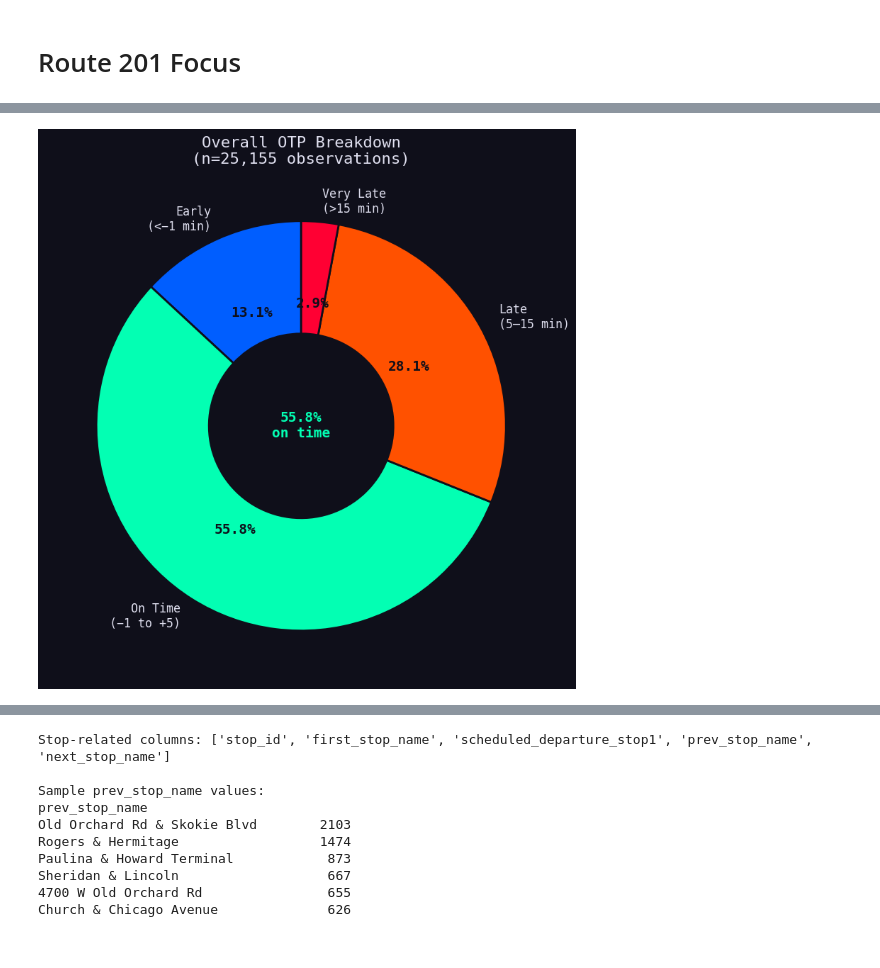
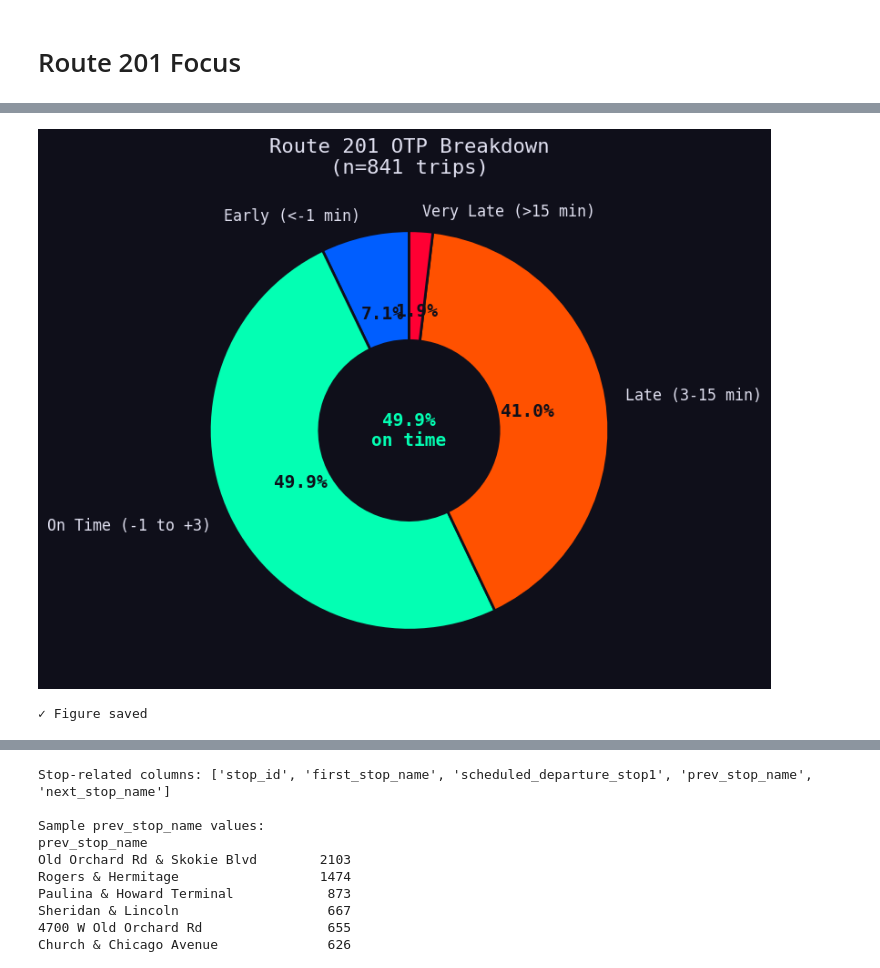
Before and after one commit to liv-fing/CTABusTrust, a Jupyter notebook: data_analysis.ipynb, the cells around one changed output, grey strips where cells are left out. Cells and saved outputs as stored; diff of their text form; code cells hidden in the pictures.

```diff
--- a/data_analysis.ipynb
+++ b/data_analysis.ipynb
@@ -715,47 +966,36 @@ date
 # %%
 # =============================================================================
-# FIGURE — Overall OTP Bucket Breakdown (Donut)
+# FIGURE — Route 201 OTP Breakdown  (trip-level donut)
 # =============================================================================
 
-# Compute counts
-bucket_counts = r201['otp_bucket'].value_counts().reindex(BUCKET_ORDER)
-on_time_pct = bucket_counts['On Time\n(−1 to +5)'] / bucket_counts.sum() * 100
+bucket_counts = trips_201['otp_bucket'].value_counts().reindex(BUCKET_ORDER)
+on_time_pct   = bucket_counts['On Time (-1 to +3)'] / bucket_counts.sum() * 100
 
-# Create figure
 fig, ax = plt.subplots(figsize=(8, 8), facecolor=BG)
 
-# Donut plot
 wedges, texts, autotexts = ax.pie(
-    bucket_counts,
-    labels=BUCKET_ORDER,
-    colors=BUCKET_COLORS,
-    autopct='%1.1f%%',
-    startangle=90,
+    bucket_counts, labels=BUCKET_ORDER, colors=BUCKET_COLORS,
+    autopct='%1.1f%%', startangle=90,
     wedgeprops=dict(width=0.55, edgecolor=BG, linewidth=2),
     textprops=dict(color=WHITE, fontsize=12)
 )
-
-# Style the percentage labels
 for at, col in zip(autotexts, BUCKET_COLORS):
     at.set_color(BG)
     at.set_fontweight('bold')
     at.set_fontsize(14)
 
-# Title
-ax.set_title(f'Overall OTP Breakdown\n(n={bucket_counts.sum():,} observations)',
+ax.set_title(f'Route 201 OTP Breakdown\n(n={bucket_counts.sum():,} trips)',
              color=WHITE, fontsize=16)
-
-# Centre annotation for "On Time" percentage
 ax.text(0, 0, f'{on_time_pct:.1f}%\non time',
-        ha='center', va='center', color=GREEN,
-        fontsize=14, fontweight='bold')
-
-# Background
+        ha='center', va='center', color=GREEN, fontsize=14, fontweight='bold')
 ax.set_facecolor(PANEL)
 
 plt.tight_layout()
+plt.savefig('pres_201_otp_donut.png', dpi=1000, bbox_inches='tight', facecolor=BG)
 plt.show()
+print('\u2713 Figure saved')
 # %% [output]
-[figure, old version]
+[figure, new version]
+✓ Figure saved
 # %%
 # =============================================================================
```
Also changed, not shown: parts of 49 cells of this notebook, 3 other files.
